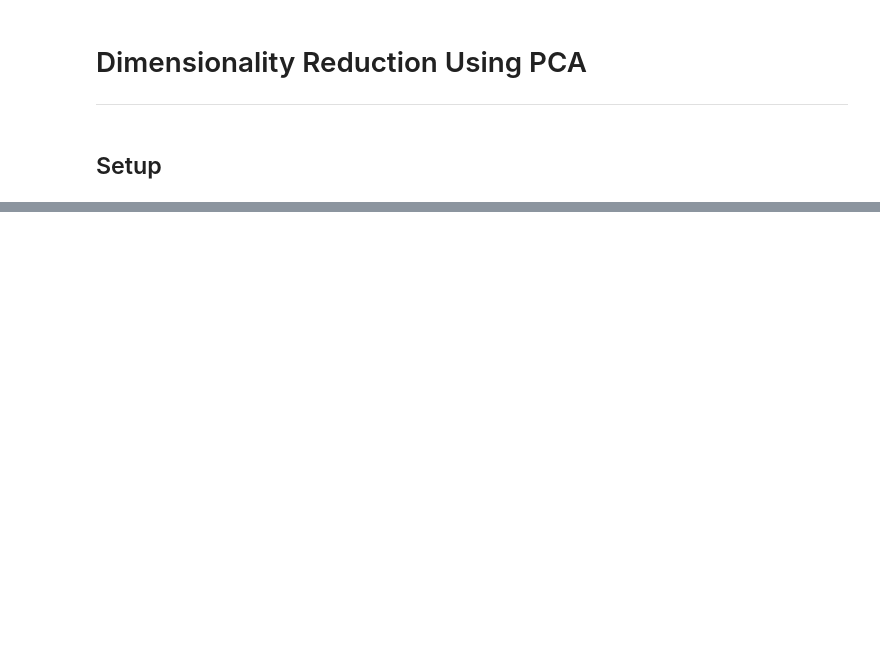
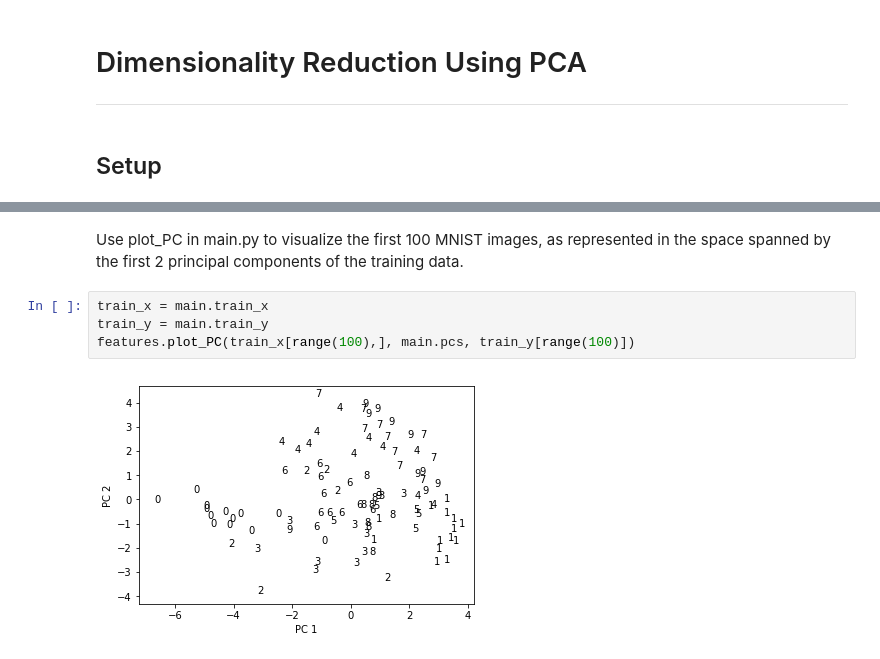
Before and after one commit to vinneenguyen/mitx-machine-learning-with-python-from-linear-models-to-deep-learning, a Jupyter notebook: Project 2: Digit recognition (Part 1)/PCA.ipynb, the cells around one changed output, grey strips where cells are left out. Cells and saved outputs as stored; diff of their text form; blank space fills up the shorter version.

```diff
--- a/Project 2: Digit recognition (Part 1)/PCA.ipynb
+++ b/Project 2: Digit recognition (Part 1)/PCA.ipynb
@@ -73,0 +61,8 @@ SVM one vs. rest test_error: 0.0075
+# %% [markdown]
+Use plot_PC in main.py to visualize the first 100 MNIST images, as represented in the space spanned by the first 2 principal components of the training data.
+# %%
+train_x = main.train_x
+train_y = main.train_y
+features.plot_PC(train_x[range(100),], main.pcs, train_y[range(100)])
+# %% [output]
+[figure, added]
```
Also changed, not shown: parts of 10 cells of this notebook.
